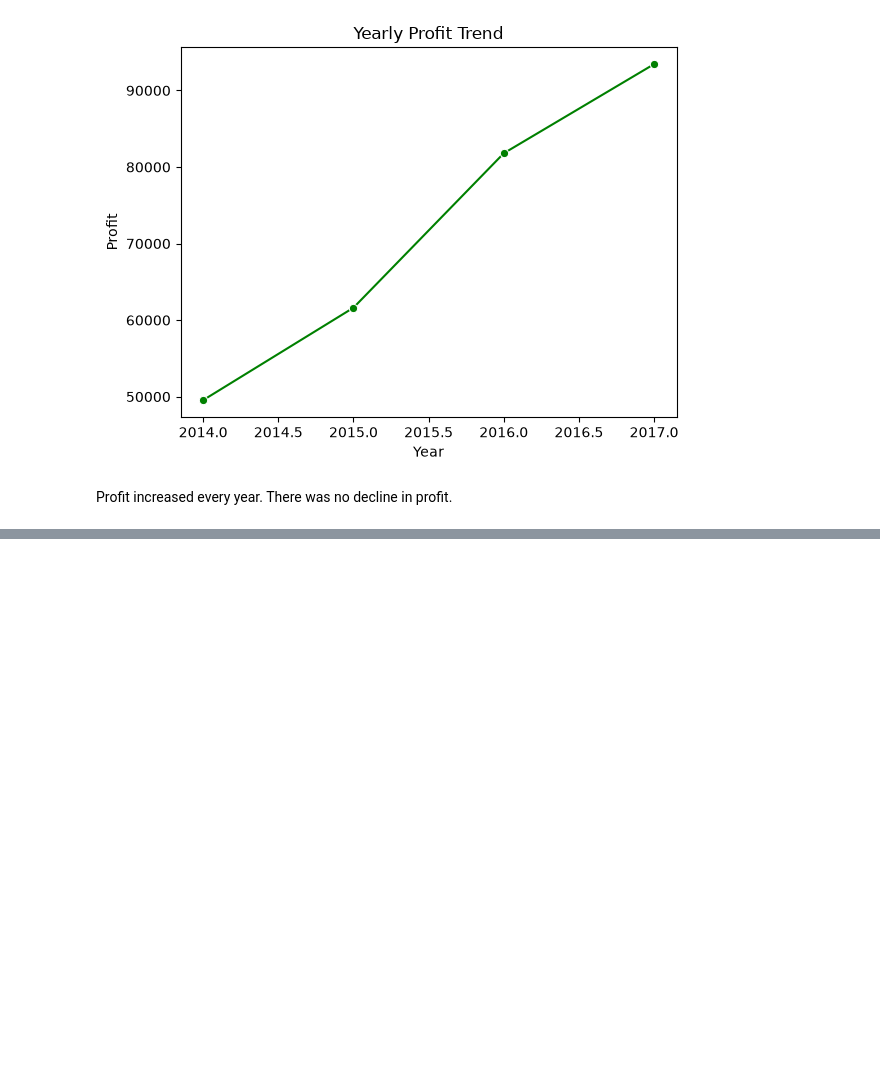
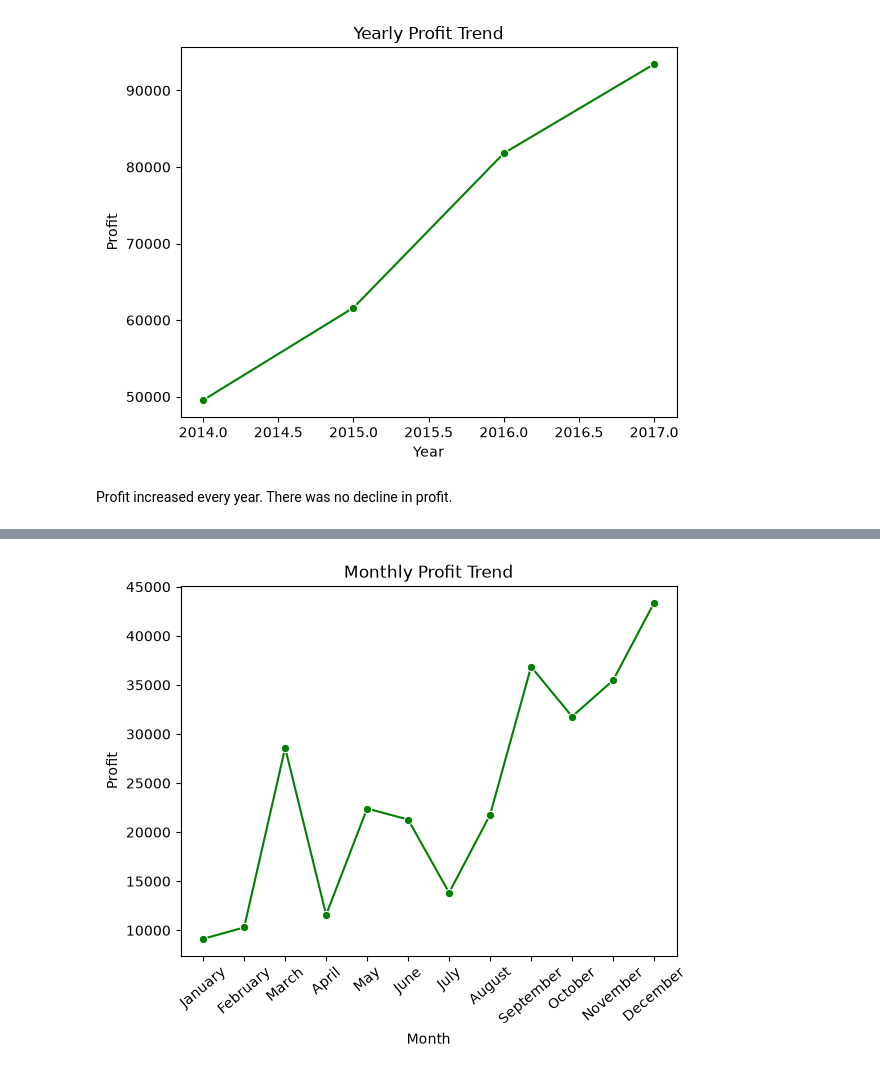
Before and after one commit to vaishnaviniwalkar/Superstore_Sales_Analysis, a Jupyter notebook: notebook/analysis.ipynb, the cells around one changed output, grey strips where cells are left out. Drawn from its saved outputs; the diff is of its cells as text; code cells hidden in the pictures; blank space fills up the shorter version.

```diff
--- a/notebook/analysis.ipynb
+++ b/notebook/analysis.ipynb
@@ -570,0 +604,3 @@ Profit increased every year. There was no decline in profit.
+# %%
+monthly_profit =df.groupby("Month")["Profit"].sum().reindex(month_order)
+monthly_profit
@@ -570,0 +622,7 @@ Profit increased every year. There was no decline in profit.
+# %%
+sns.lineplot(x='Month',y='Profit', data=monthly_profit.reset_index(), marker='o', color = 'g')
+plt.title('Monthly Profit Trend')
+plt.xticks(rotation=40)
+plt.show()
+# %% [output]
+[figure, added]
```
Also changed, not shown: parts of 5 cells of this notebook.
